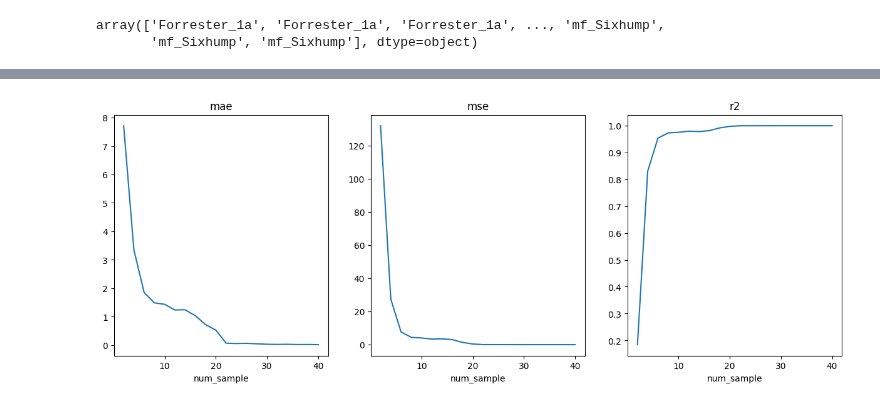
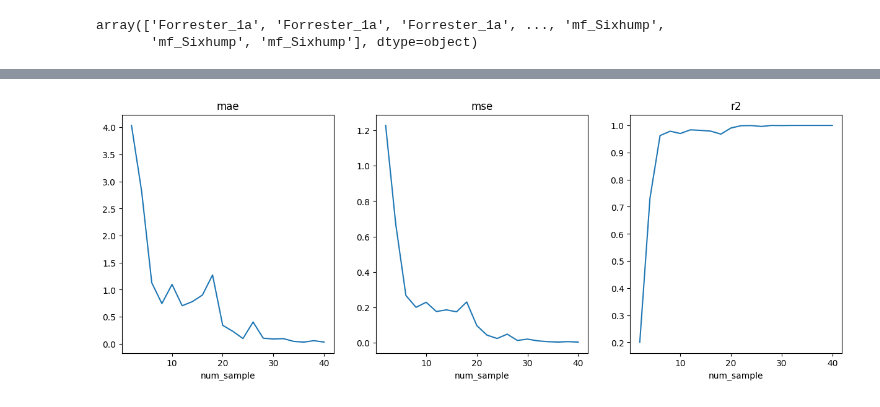
Before and after one commit to bessagroup/mfbml, a Jupyter notebook: examples/studies/sf_data_scarce_noiseless/postprocess_results.ipynb, the cells around one changed output, grey strips where cells are left out. Saved outputs shown, nothing was run; the diff lists cells and outputs as text; code cells hidden in the pictures.

```diff
--- a/examples/studies/sf_data_scarce_noiseless/postprocess_results.ipynb
+++ b/examples/studies/sf_data_scarce_noiseless/postprocess_results.ipynb
@@ -4,8 +4,8 @@ import numpy as np
 import matplotlib.pyplot as plt
 # %%
 # read exp_kriging_output.csv
-doe = pd.read_csv("exp_kriging_results_input.csv", index_col=0)
-results = pd.read_csv("exp_kriging_results_output.csv", index_col=0)
+doe = pd.read_csv("exp_kriging_input.csv", index_col=0)
+results = pd.read_csv("exp_kriging_output.csv", index_col=0)
 # %%
 # merge doe and results
 doe_results = pd.merge(doe, results, left_index=True, right_index=True)
@@ -66,13 +61,13 @@ doe_results_1b[doe_results_1b["num_sample"] == 18]
 # %%
 # plot median value regarding mae, mse r2 with respect to different number of samples
 fig, ax = plt.subplots(1, 3, figsize=(15, 5))
-doe_results_1b.groupby(["num_sample"])["mae"].median().plot(ax=ax[0])
-doe_results_1b.groupby(["num_sample"])["mse"].median().plot(ax=ax[1])
-doe_results_1b.groupby(["num_sample"])["r2"].median().plot(ax=ax[2])
+doe_results_1b.groupby(["num_sample"])["normalized_mae"].mean().plot(ax=ax[0])
+doe_results_1b.groupby(["num_sample"])["normalized_rmse"].mean().plot(ax=ax[1])
+doe_results_1b.groupby(["num_sample"])["r2"].mean().plot(ax=ax[2])
 ax[0].set_title("mae")
 ax[1].set_title("mse")
 ax[2].set_title("r2")
 plt.suptitle("")
 plt.show()
 # %% [output]
-[figure, old version]
+[figure, new version]
```
Also changed, not shown: parts of 4 cells of this notebook, 6 other files.
